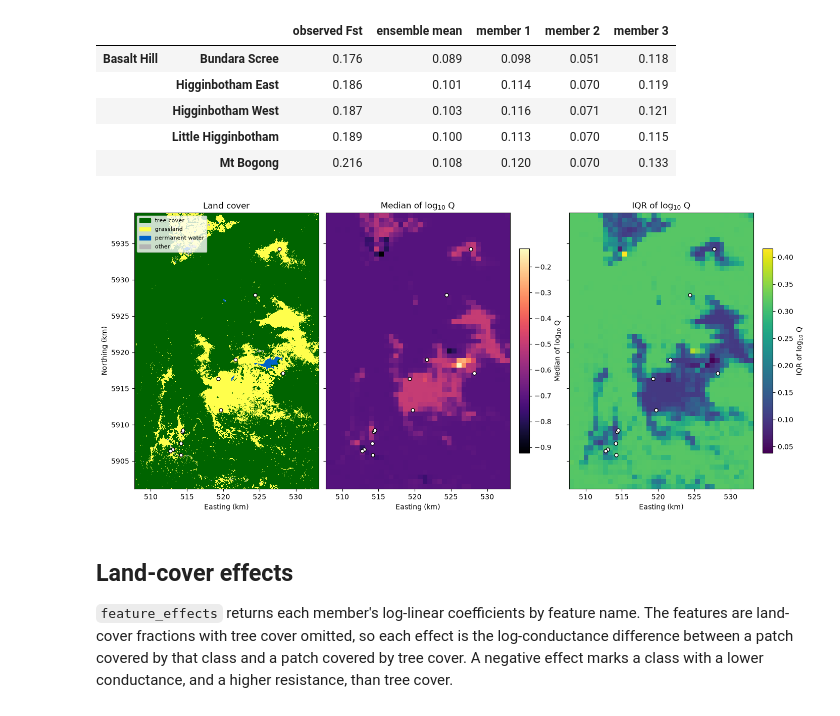
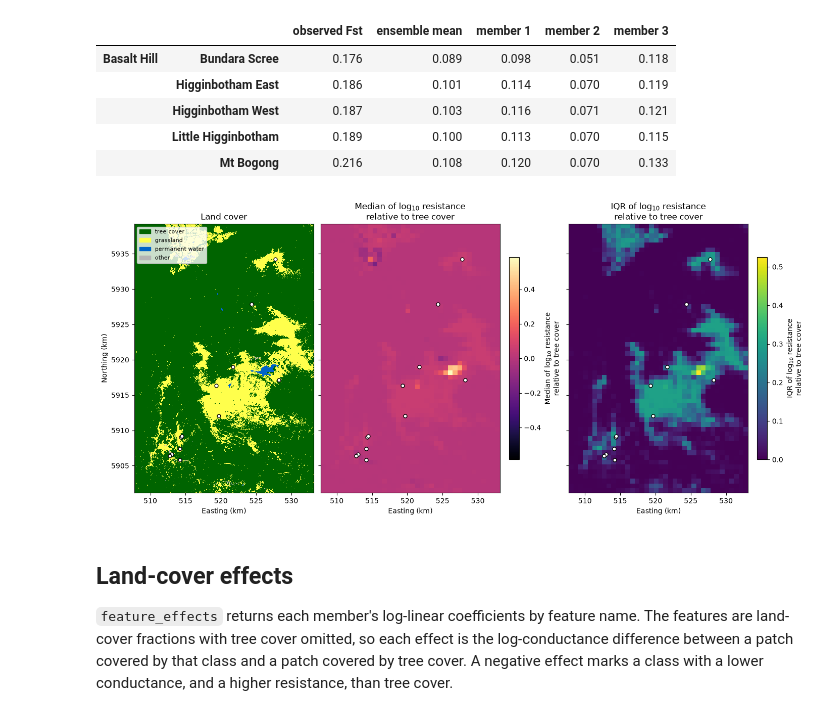
Before and after one commit to vboussange/ilg-toolkit, a Jupyter notebook: examples/reference_pipeline.ipynb, the cells around one changed output. Cells and saved outputs as stored; diff of their text form; code cells hidden in the pictures.

```diff
--- a/examples/reference_pipeline.ipynb
+++ b/examples/reference_pipeline.ipynb
@@ -233,18 +234,20 @@ loss = MLPELoss()
 ibd_models = []
 for calibration in calibration_sets:
     ibd = IBDModel(patch_size=PATCH_SIZE)
-    head = fit_calibration_head(region, calibration, ibd, loss=loss)
-    ibd_models.append(LandscapeGeneticsModel(ibd, head, region.feature_names))
+    calibration_head = fit_calibration_head(region, calibration, ibd, loss=loss)
+    ibd_models.append(LandscapeGeneticsModel(ibd, calibration_head, region.feature_names))
 
 pd.DataFrame(
     [
         {
-            "MLPE slope": calibration.slope,
-            "population variance": calibration.unit_variance,
-            "residual variance": calibration.residual_variance,
-            "log likelihood": calibration.ml_log_likelihood,
+            "MLPE slope": mlpe_calibration.slope,
+            "population variance": mlpe_calibration.unit_variance,
+            "residual variance": mlpe_calibration.residual_variance,
+            "log likelihood": mlpe_calibration.ml_log_likelihood,
         }
-        for calibration in (model.calibration_head.for_region(region.name) for model in ibd_models)
+        for mlpe_calibration in (
+            model.calibration_head.for_region(region.name) for model in ibd_models
+        )
     ],
     index=pd.RangeIndex(1, len(folds) + 1, name="fold"),
 )
@@ -283,9 +286,9 @@ for training, validation, calibration in zip(
         validation=(region, validation),
     )
     selected = state.selected_model.distance_model
-    head = fit_calibration_head(region, calibration, selected, loss=loss)
+    calibration_head = fit_calibration_head(region, calibration, selected, loss=loss)
     states.append(state)
-    patch_models.append(LandscapeGeneticsModel(selected, head, region.feature_names))
+    patch_models.append(LandscapeGeneticsModel(selected, calibration_head, region.feature_names))
 
 pd.DataFrame(
     {
@@ -401,43 +407,48 @@ pd.DataFrame(
 |  | Little Higginbotham | 0.189 | 0.100 | 0.113 | 0.070 | 0.115 |
 |  | Mt Bogong | 0.216 | 0.108 | 0.120 | 0.070 | 0.133 |
 # %%
-log_resistance = xr.concat(
+tree_cover = jnp.zeros(len(region.feature_names))  # Land-cover fractions of a tree-cover vertex.
+relative_log_resistance = xr.concat(
     [
-        np.log10(1 / member.distance_model.conductance_surface(region).to_xarray())
+        np.log10(
+            float(member.distance_model.conductance(tree_cover, 0))
+            / member.distance_model.conductance_surface(region).to_xarray()
+        )
         for member in ensemble.members
     ],
     dim="member",
 )
-median = log_resistance.median("member")
-iqr = log_resistance.quantile(0.75, "member") - log_resistance.quantile(0.25, "member")
+median = relative_log_resistance.median("member")
+quartiles = relative_log_resistance.quantile([0.25, 0.75], "member")
+iqr = quartiles.sel(quantile=0.75) - quartiles.sel(quantile=0.25)
 
 figure, axes = plt.subplots(1, 3, figsize=(14, 6.4), sharex=True, sharey=True, layout="constrained")
 classes.plot.imshow(
     ax=axes[0], cmap=ListedColormap(CLASS_COLORS), vmin=-0.5, vmax=3.5, add_colorbar=False
 )
 axes[0].legend(
     handles=[Patch(color=color, label=name) for color, name in zip(CLASS_COLORS, CLASS_NAMES)],
     loc="upper left",
     fontsize=8,
 )
 axes[0].set_title("Land cover")
 for axis, surface, title, cmap in (
-    (axes[1], median, "Median of log$_{10}$ Q", "magma"),
-    (axes[2], iqr, "IQR of log$_{10}$ Q", "viridis"),
+    (axes[1], median, "Median of log$_{10}$ resistance\nrelative to tree cover", "magma"),
+    (axes[2], iqr, "IQR of log$_{10}$ resistance\nrelative to tree cover", "viridis"),
 ):
     image = surface.plot.imshow(
         ax=axis, x="column", y="row", cmap=cmap, cbar_kwargs={"shrink": 0.7, "label": title}
     )
     axis.set_title(title)
     axis.axis(image.get_extent())
 for axis in axes:
     axis.scatter(sites["x"], sites["y"], s=25, c="white", edgecolors="black")
     kilometers(axis)
 for axis in axes[1:]:
     axis.set_ylabel("")
 plt.show()
 # %% [output]
-[figure, old version]
+[figure, new version]
 # %% [markdown]
 ## Land-cover effects
 
```
Also changed, not shown: parts of 6 cells of this notebook, 3 other files.
